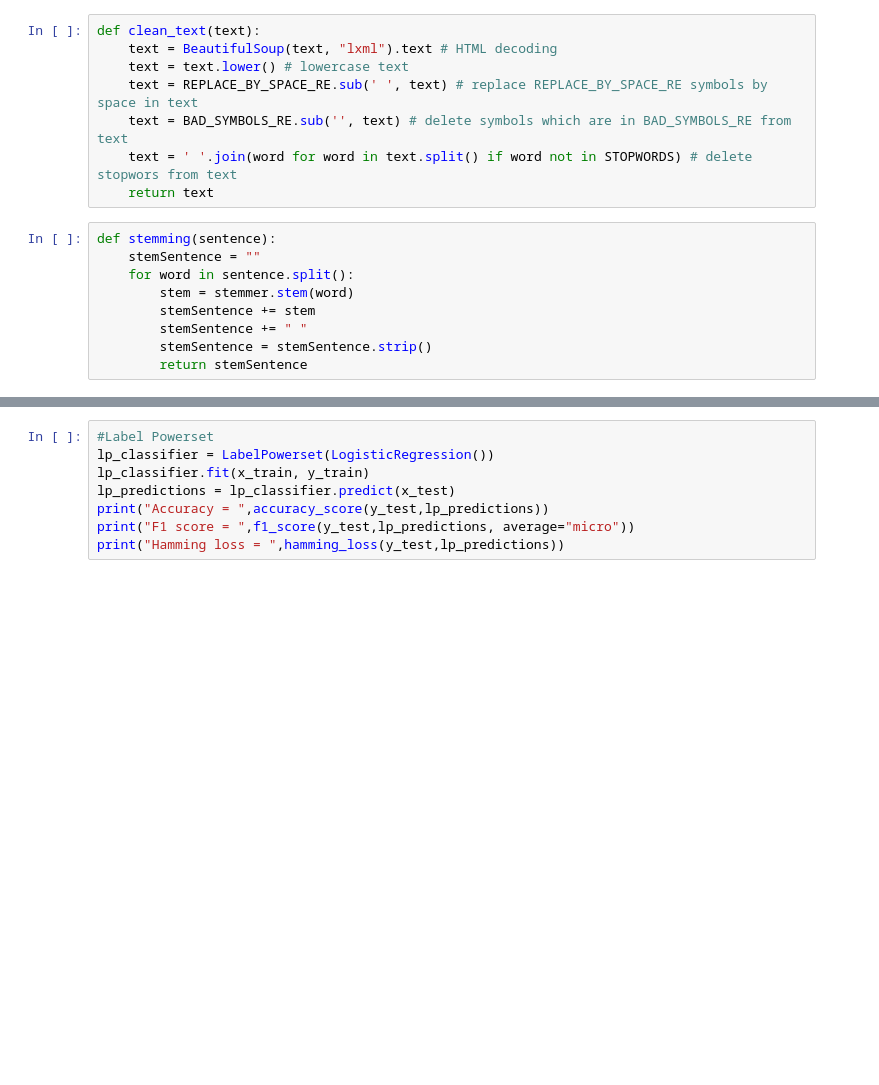
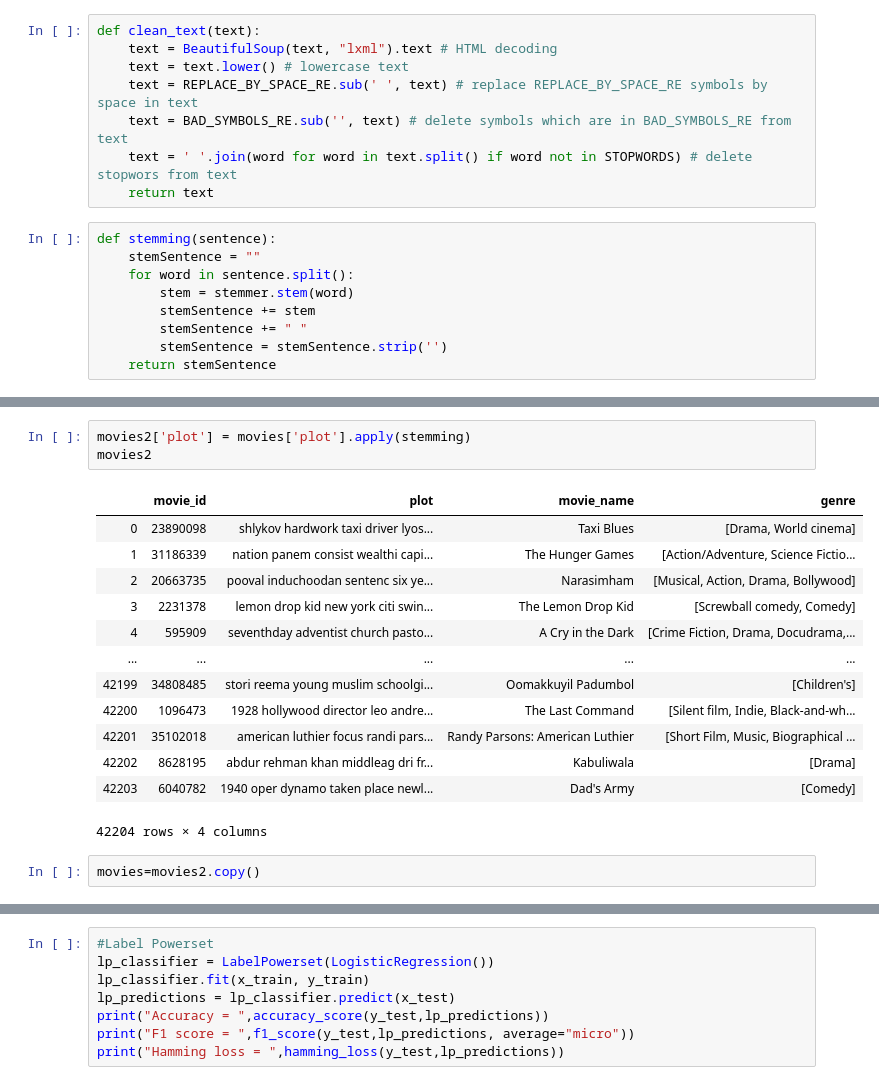
Before and after one commit to Diskane/projet-specifique, a Jupyter notebook: multi-label.ipynb, the cells around one changed output, grey strips where cells are left out. Saved outputs shown, nothing was run; the diff lists cells and outputs as text; blank space fills up the shorter version.

```diff
--- a/multi-label.ipynb
+++ b/multi-label.ipynb
@@ -53,8 +52,8 @@ def stemming(sentence):
         stem = stemmer.stem(word)
         stemSentence += stem
         stemSentence += " "
-        stemSentence = stemSentence.strip()
-        return stemSentence
+        stemSentence = stemSentence.strip('')
+    return stemSentence
 # %%
 metatsv = "dataset/movie.metadata.tsv"
 plot_summaries = "dataset/plot_summaries.txt"
@@ -109,0 +119,19 @@ See the caveats in the documentation: http://pandas.pydata.org/pandas-docs/stabl
+# %%
+movies2['plot'] = movies['plot'].apply(stemming)
+movies2
+# %% [output]
+|  | movie_id | plot | movie_name | genre |
+| 0 | 23890098 | shlykov hardwork taxi driver lyos... | Taxi Blues | [Drama, World cinema] |
+| 1 | 31186339 | nation panem consist wealthi capi... | The Hunger Games | [Action/Adventure, Science Fictio... |
+| 2 | 20663735 | pooval induchoodan sentenc six ye... | Narasimham | [Musical, Action, Drama, Bollywood] |
+| 3 | 2231378 | lemon drop kid new york citi swin... | The Lemon Drop Kid | [Screwball comedy, Comedy] |
+| 4 | 595909 | seventhday adventist church pasto... | A Cry in the Dark | [Crime Fiction, Drama, Docudrama,... |
+| ... | ... | ... | ... | ... |
+| 42199 | 34808485 | stori reema young muslim schoolgi... | Oomakkuyil Padumbol | [Children's] |
+| 42200 | 1096473 | 1928 hollywood director leo andre... | The Last Command | [Silent film, Indie, Black-and-wh... |
+| 42201 | 35102018 | american luthier focus randi pars... | Randy Parsons: American Luthier | [Short Film, Music, Biographical ... |
+| 42202 | 8628195 | abdur rehman khan middleag dri fr... | Kabuliwala | [Drama] |
+| 42203 | 6040782 | 1940 oper dynamo taken place newl... | Dad's Army | [Comedy] |
+42204 rows × 4 columns
+# %%
+movies=movies2.copy()
```
Also changed, not shown: parts of 19 cells of this notebook, 6 other files.
